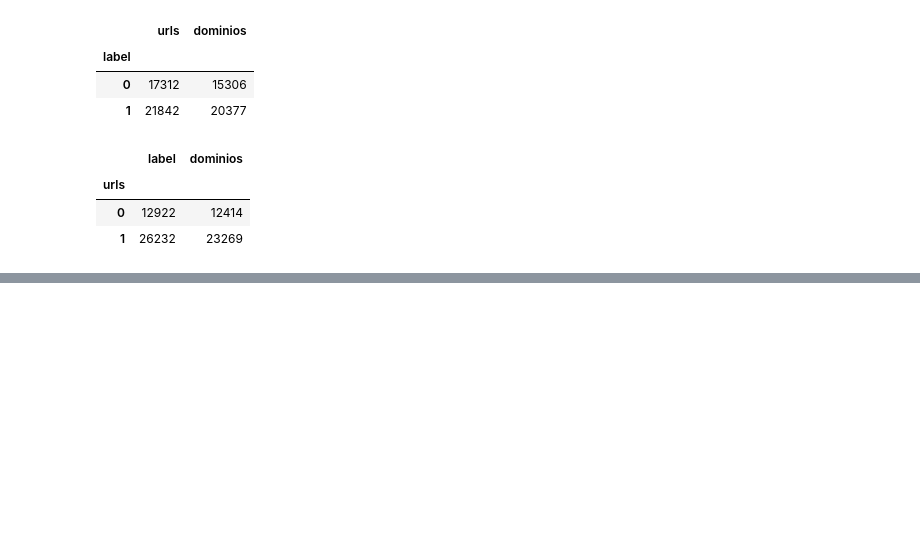
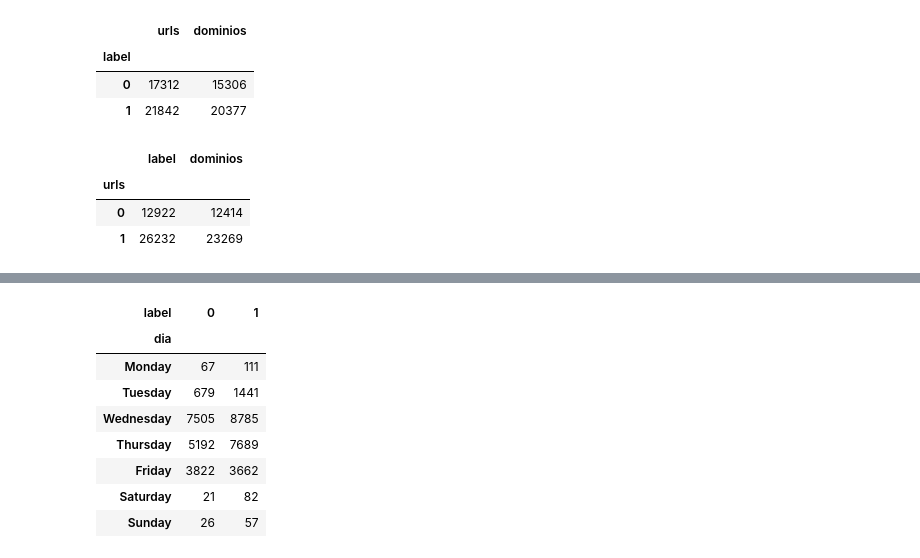
Before and after one commit to Marcoale123/Analisis-y-Clasificacion-Inteligente-de-Phishing, a Jupyter notebook: EDA.ipynb, the cells around one changed output, grey strips where cells are left out. Cells and saved outputs as stored; diff of their text form; code cells hidden in the pictures; blank space fills up the shorter version.

```diff
--- a/EDA.ipynb
+++ b/EDA.ipynb
@@ -135,0 +153,14 @@ df
+# %%
+dias = ['Monday', 'Tuesday', 'Wednesday', 'Thursday', 'Friday', 'Saturday', 'Sunday']
+dia_semana = df.groupby('dia')['label'].value_counts().unstack().reindex(dias)
+dia_semana
+# %% [output]
+| label | 0 | 1 |
+| dia |  |  |
+| Monday | 67 | 111 |
+| Tuesday | 679 | 1441 |
+| Wednesday | 7505 | 8785 |
+| Thursday | 5192 | 7689 |
+| Friday | 3822 | 3662 |
+| Saturday | 21 | 82 |
+| Sunday | 26 | 57 |
```
Also changed, not shown: parts of 18 cells of this notebook.
